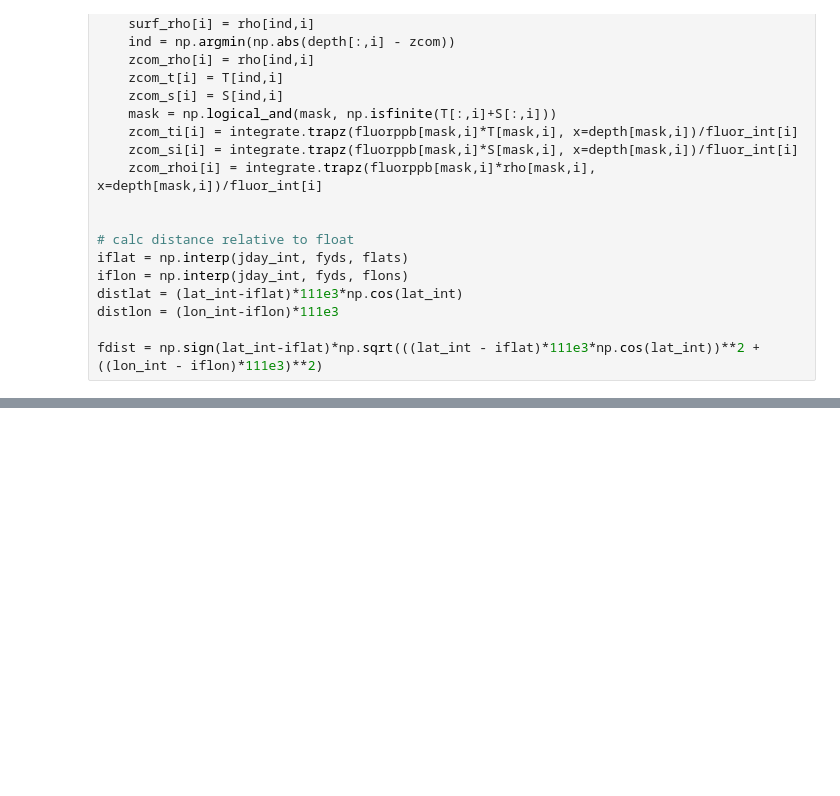
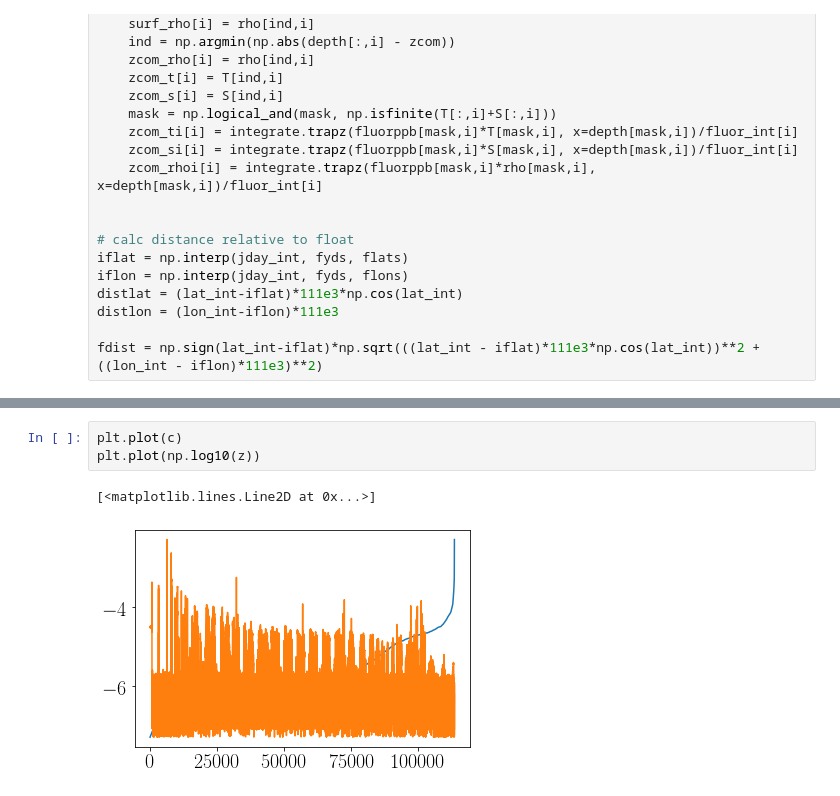
Before and after one commit to wenegrat/LATMIXDYE, a Jupyter notebook: DyePlotsManuscriptNotebook.ipynb, the cells around one changed output, grey strips where cells are left out. Saved outputs shown, nothing was run; the diff lists cells and outputs as text; blank space fills up the shorter version.

```diff
--- a/DyePlotsManuscriptNotebook.ipynb
+++ b/DyePlotsManuscriptNotebook.ipynb
@@ -273,0 +657,6 @@ NameError: name 'shiplogc' is not defined
+# %%
+plt.plot(c)
+plt.plot(np.log10(z))
+# %% [output]
+[<matplotlib.lines.Line2D at 0x...>]
+[figure, added]
```
Also changed, not shown: parts of 10 cells of this notebook, 6 other files.
